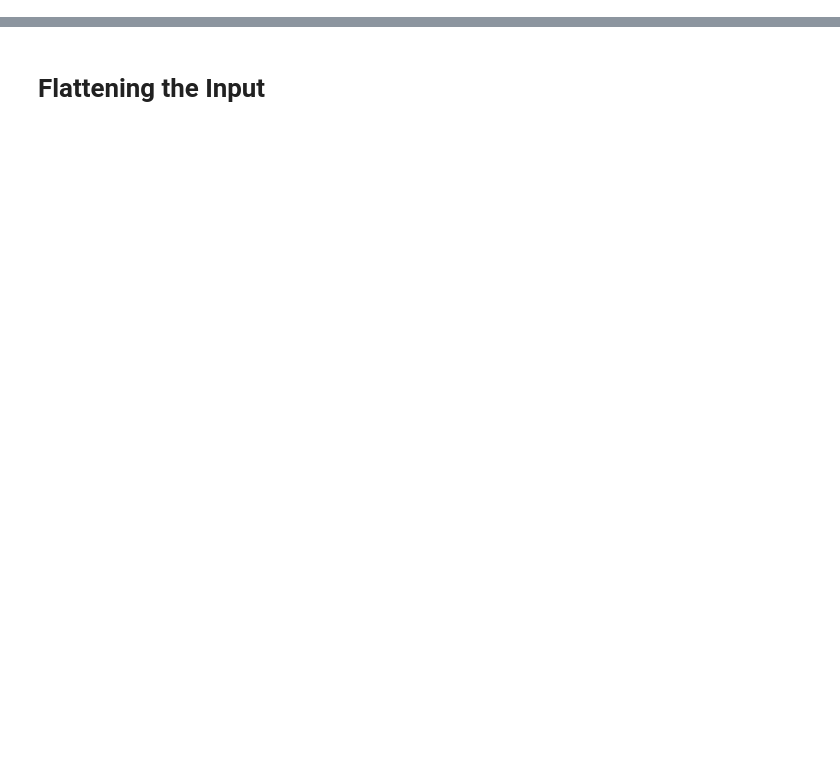
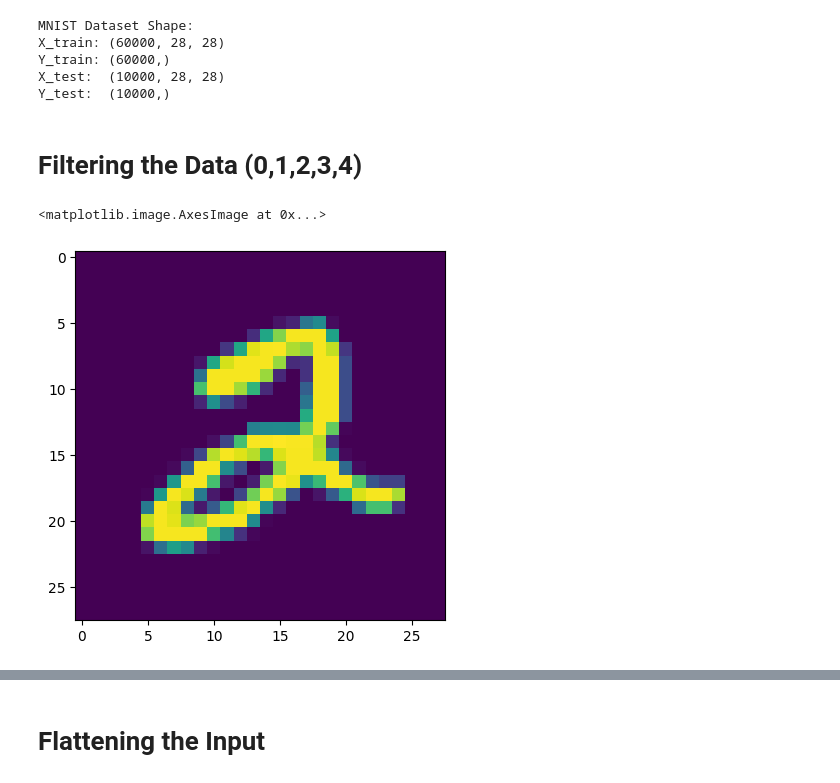
Before and after one commit to prayaspatnaik21/NNForCircuits, a Jupyter notebook: weightUpdate.ipynb, the cells around one changed output, grey strips where cells are left out. Drawn from its saved outputs; the diff is of its cells as text; code cells hidden in the pictures; blank space fills up the shorter version.

```diff
--- a/weightUpdate.ipynb
+++ b/weightUpdate.ipynb
@@ -23,0 +16,27 @@ input_1.shape
+# %%
+(X_train,Y_train) , (X_test,Y_test) = mnist.load_data()
+# %%
+print('MNIST Dataset Shape:')
+print('X_train: ' + str(X_train.shape))
+print('Y_train: ' + str(Y_train.shape))
+print('X_test:  '  + str(X_test.shape))
+print('Y_test:  '  + str(Y_test.shape))
+# %% [output]
+MNIST Dataset Shape:
+X_train: (60000, 28, 28)
+Y_train: (60000,)
+X_test:  (10000, 28, 28)
+Y_test:  (10000,)
+# %% [markdown]
+# Filtering the Data (0,1,2,3,4)
+# %%
+train_filter = np.where((Y_train == 0 ) | (Y_train == 1) | (Y_train == 2) | (Y_train == 3) | (Y_train == 4))
+test_filter = np.where((Y_test == 0) | (Y_test == 1) | (Y_test == 2) | (Y_test == 3) | (Y_test == 4))
+# %%
+X_train, Y_train = X_train[train_filter], Y_train[train_filter]
+X_test, Y_test = X_test[test_filter], Y_test[test_filter]
+# %%
+plt.imshow(X_train[3])
+# %% [output]
+<matplotlib.image.AxesImage at 0x...>
+[figure, added]
```
Also changed, not shown: parts of 70 cells of this notebook.
